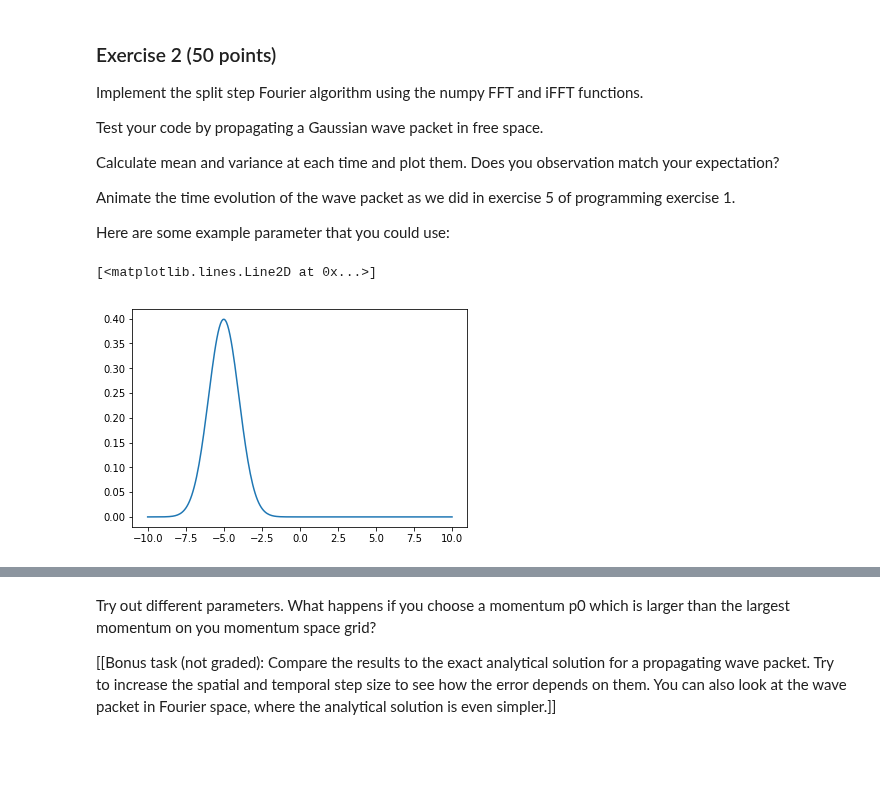
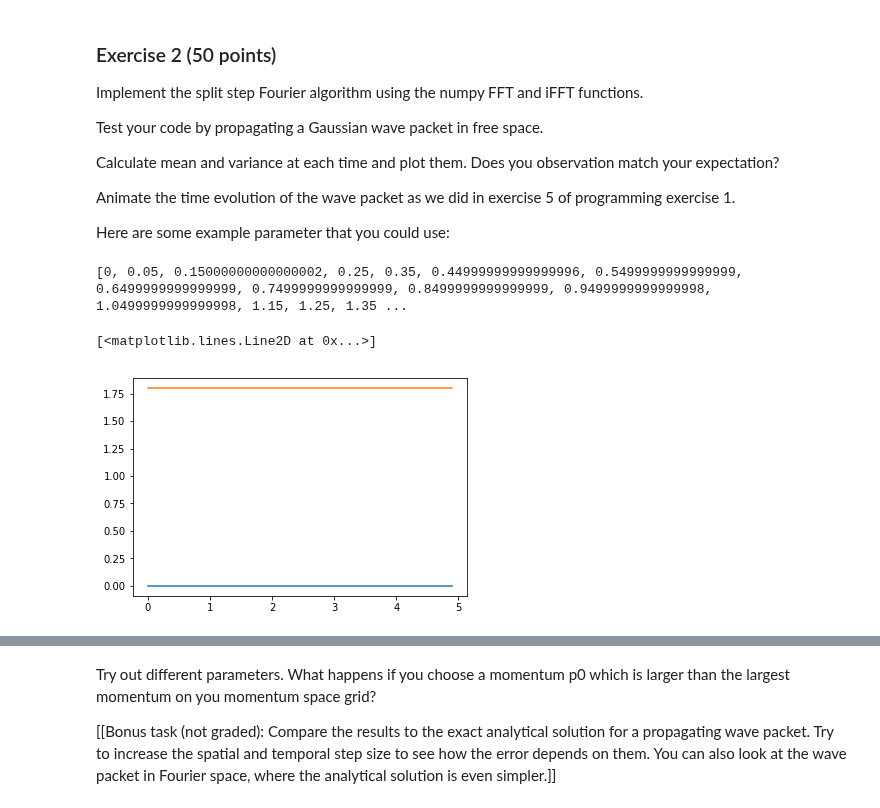
Before and after one commit to ml4cdeca/ComputationalQuantumDynamics, a Jupyter notebook: blatt2/exercise2.ipynb, the cells around one changed output, grey strips where cells are left out. Saved outputs shown, nothing was run; the diff lists cells and outputs as text; code cells hidden in the pictures; blank space fills up the shorter version.

```diff
--- a/blatt2/exercise2.ipynb
+++ b/blatt2/exercise2.ipynb
@@ -74,7 +74,7 @@ Testing on the box function $$\text{box}=\begin{cases} 1 \text{, for } |x| \leq
 # %%
 #box function: expected outcome: sinc(x)
 grid=100
-a=np.linspace(-1,1,grid)
+a=np.linspace(-1,1-2/grid,grid)
 def box(x,T,N):
     b=np.zeros(N)
     b[abs(x)<=T]=1
@@ -105,13 +105,14 @@ Animate the time evolution of the wave packet as we did in exercise 5 of program
 
 Here are some example parameter that you could use:
 # %%
-def gaussian(x,mu,sig):
-    return 1/np.sqrt(2*np.pi*sig**2)*np.exp(-(x-mu)**2/(2*sig**2))
+#defining the gaussian with all parameters
+def gaussian(x,mu,sig,p0):
+    return 1/np.sqrt(2*np.pi*sig**2)*np.exp(-((x-mu)**2/(2*sig**2)+1j*p0*x))
 # %%
 # define the grid
 L = 20
 npoints = 256
-x=np.linspace(-L/2,L/2,npoints)
+x=np.linspace(-L/2,L/2-L/npoints,npoints)
 dx=np.diff(x).mean()
 # parameters of the wave packet
 x0 = -5;
@@ -125,12 +126,13 @@ tsteps = 50;
 #potential
 Vpot=0
 # %%
+
 from numpy.fft import fft,ifft,fftshift,ifftshift
 #define k space
 k=fftshift(np.fft.fftfreq(npoints,d=dx))
 dk=np.diff(k).mean()
+Ekin=k**2/2
 #kinetic energy
-Ekin=p0**2/2
 # %%
 class wavePacket:
     #initialize wave packet
@@ -155,13 +181,26 @@ class wavePacket:
 # %%
+
 #starting state
+x0=0
+p0=0
+Ekin=0
+x=np.linspace(-L/2,L/2,npoints)
+#creating our wave Packet
 state=wavePacket(x,x0,sigma,p0,Vpot,Ekin)
-plt.plot(x,state.initialstate)
+#moving our package
+state.propagate(tsteps,dt)
+#calculating the mean and variance of our vector
+mean,var=state.var_mean()
+#plotting mean and variance at the time steps
+plt.plot(state.tste,mean,label="mean")
+plt.plot(state.tste,var,label="variance")
 #inital=ifft(fftshift(np.roll(fftshift(fft(gaussian(x,x0,sigma))),np.int(np.round(p0/dk)))))
 #psi in k space
 #Psik=fftshift(fft(initial))
 # %% [output]
-[<matplotlib.lines.Line2D at 0x...>]
+[0, 0.05, 0.15000000000000002, 0.25, 0.35, 0.44999999999999996, 0.5499999999999999, 0.6499999999999999, 0.7499999999999999, 0.8499999999999999, 0.9499999999999998, 1.0499999999999998, 1.15, 1.25, 1.35 ...
+[<matplotlib.lines.Line2D at 0x...>]
-[figure, old version]
+[figure, new version]
 # %%
 #animation
 from matplotlib import animation
```
Also changed, not shown: parts of 6 cells of this notebook.
